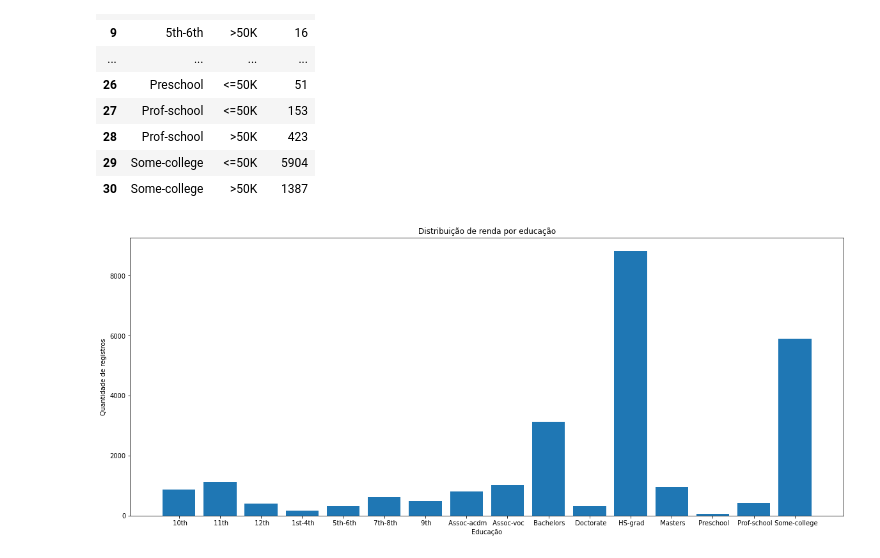
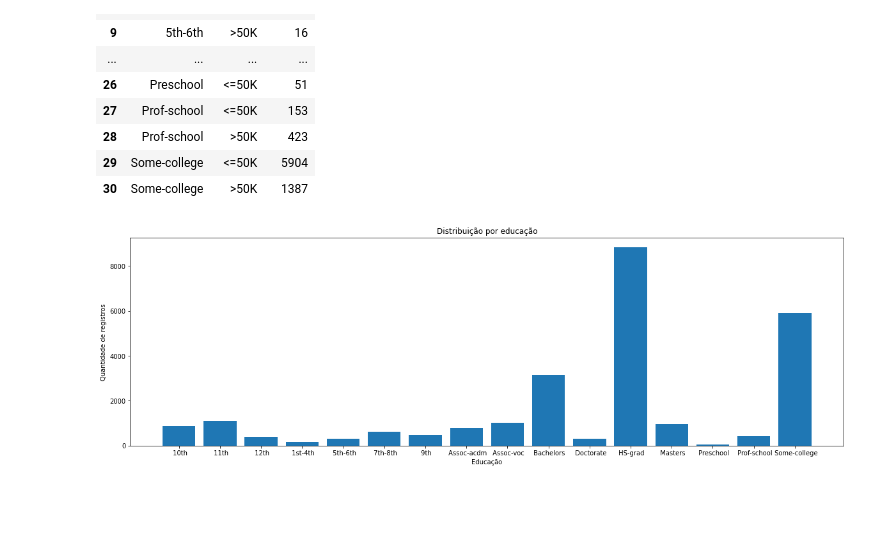
Before and after one commit to caiquemiranda/python-statistics, a Jupyter notebook: estatistica-machine-learning/x-chll03-dados-relativos.ipynb, the cells around one changed output. Cells and saved outputs as stored; diff of their text form; code cells hidden in the pictures; blank space fills up the shorter version.

Commit message:
dados relativos

```diff
--- a/estatistica-machine-learning/x-chll03-dados-relativos.ipynb
+++ b/estatistica-machine-learning/x-chll03-dados-relativos.ipynb
@@ -57,11 +58,11 @@ dtype: int64
 
 dados = dados[['education', 'income']]
 # %%
-# criação de um dataframe com apenas as duas variaveis de interesse e agrupadas por educação e renda
+# criação de um subdataset com apenas as duas variaveis de interesse e agrupadas por educação e renda
 
-agrupados = dados.groupby(['education', 'income']).size().reset_index(name='counts')
-agrupados = pd.DataFrame(agrupados)
-agrupados
+dados2 = dados.groupby(['education', 'income']).size().reset_index(name='counts')
+dados2 = pd.DataFrame(dados2)
+dados2
 # %% [output]
 |  | education | income | counts |
 | 0 | 10th | <=50K | 871 |
@@ -81,11 +82,13 @@ agrupados
 | 29 | Some-college | <=50K | 5904 |
 | 30 | Some-college | >50K | 1387 |
 # %%
-plt.figure(figsize=(20,8))
-plt.bar(agrupados['education'], agrupados['counts'])
-plt.title('Distribuição de renda por educação')
+# visualização da distribuição dos dados por educação
+
+plt.figure(figsize=(20,6))
+plt.bar(dados2['education'], dados2['counts'])
+plt.title('Distribuição por educação')
 plt.xlabel('Educação')
 plt.ylabel('Quantidade de registros')
 plt.show()
 # %% [output]
-[figure, old version]
+[figure, new version]
```
Also changed, not shown: parts of 3 cells of this notebook.
